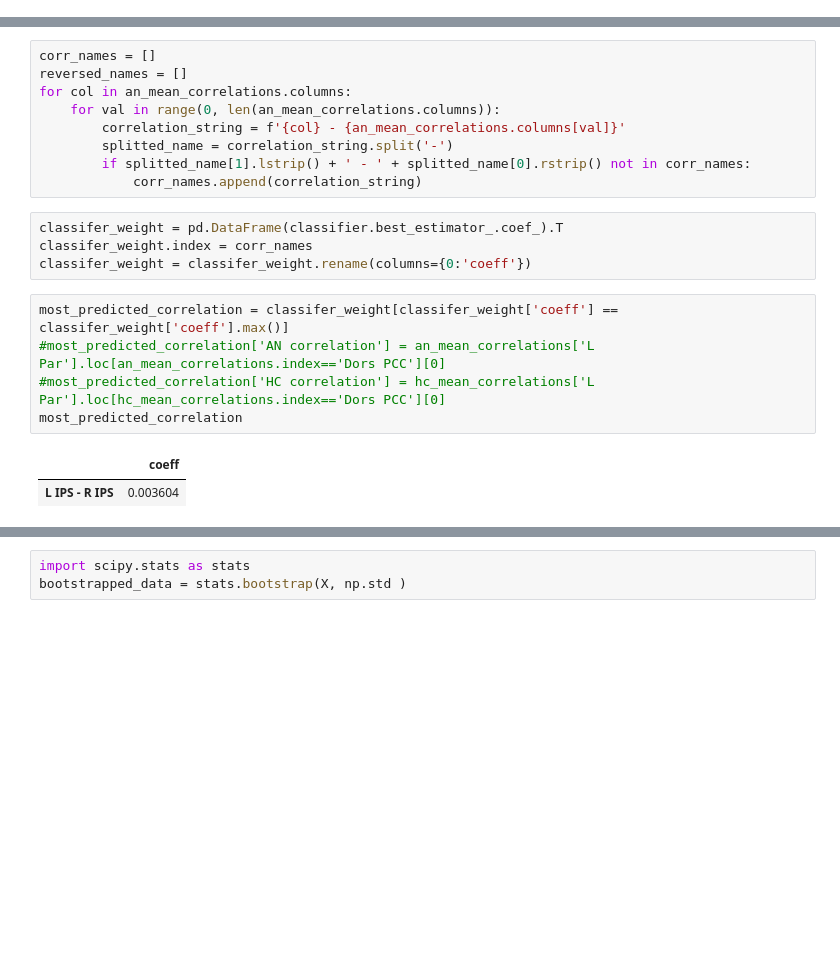
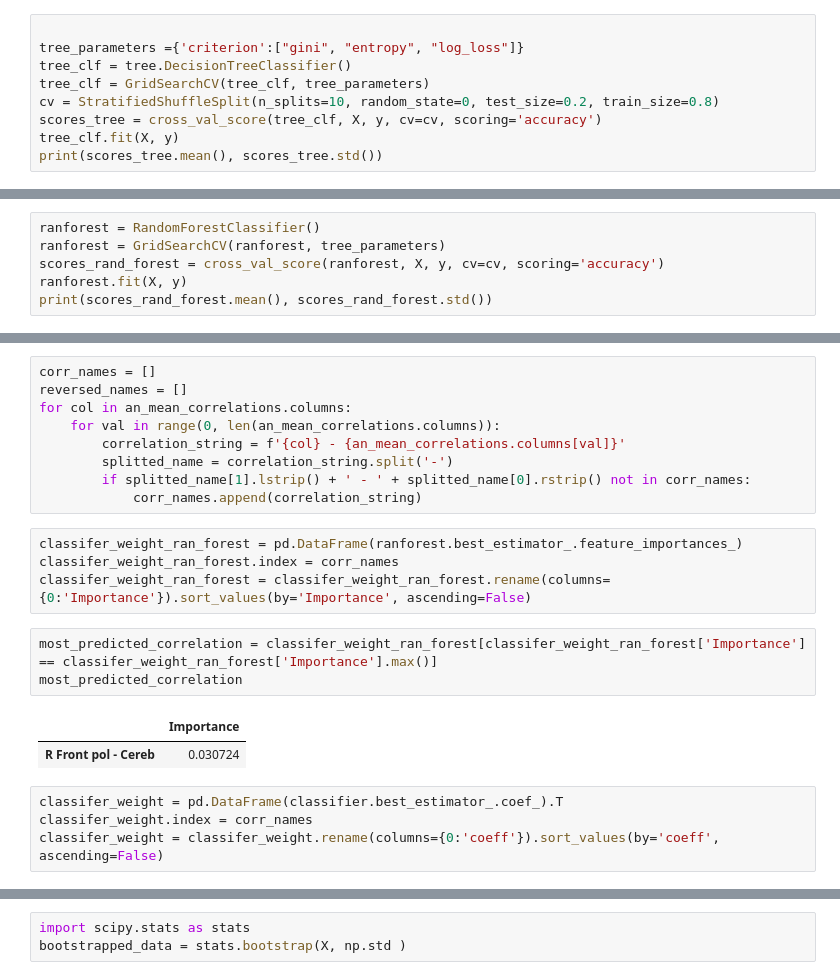
Before and after one commit to WMDA/socio-emotion-cognition, a Jupyter notebook: resting/view_output/testing_workflow.ipynb, the cells around one changed output, grey strips where cells are left out. Cells and saved outputs as stored; diff of their text form; blank space fills up the shorter version.

```diff
--- a/resting/view_output/testing_workflow.ipynb
+++ b/resting/view_output/testing_workflow.ipynb
@@ -75,0 +74,9 @@ ax.set(xlabel='Accuracy', ylabel='Correlation')
+# %%
+
+tree_parameters ={'criterion':["gini", "entropy", "log_loss"]}
+tree_clf = tree.DecisionTreeClassifier()
+tree_clf = GridSearchCV(tree_clf, tree_parameters)
+cv = StratifiedShuffleSplit(n_splits=10, random_state=0, test_size=0.2, train_size=0.8)
+scores_tree = cross_val_score(tree_clf, X, y, cv=cv, scoring='accuracy')
+tree_clf.fit(X, y)
+print(scores_tree.mean(), scores_tree.std())
@@ -75,0 +85,6 @@ ax.set(xlabel='Accuracy', ylabel='Correlation')
+# %%
+ranforest = RandomForestClassifier()
+ranforest = GridSearchCV(ranforest, tree_parameters)
+scores_rand_forest = cross_val_score(ranforest, X, y, cv=cv, scoring='accuracy')
+ranforest.fit(X, y)
+print(scores_rand_forest.mean(), scores_rand_forest.std())
@@ -93,18 +171,20 @@ for col in an_mean_correlations.columns:
         splitted_name = correlation_string.split('-')
         if splitted_name[1].lstrip() + ' - ' + splitted_name[0].rstrip() not in corr_names:
             corr_names.append(correlation_string)
+# %%
+classifer_weight_ran_forest = pd.DataFrame(ranforest.best_estimator_.feature_importances_)
+classifer_weight_ran_forest.index = corr_names
+classifer_weight_ran_forest = classifer_weight_ran_forest.rename(columns={0:'Importance'}).sort_values(by='Importance', ascending=False)
+# %%
+most_predicted_correlation = classifer_weight_ran_forest[classifer_weight_ran_forest['Importance'] == classifer_weight_ran_forest['Importance'].max()]
+most_predicted_correlation
+# %% [output]
+|  | Importance |
+| R Front pol - Cereb | 0.030724 |
 # %%
 classifer_weight = pd.DataFrame(classifier.best_estimator_.coef_).T
 classifer_weight.index = corr_names
-classifer_weight = classifer_weight.rename(columns={0:'coeff'})
+classifer_weight = classifer_weight.rename(columns={0:'coeff'}).sort_values(by='coeff', ascending=False)
-# %%
-most_predicted_correlation = classifer_weight[classifer_weight['coeff'] == classifer_weight['coeff'].max()]
-#most_predicted_correlation['AN correlation'] = an_mean_correlations['L Par'].loc[an_mean_correlations.index=='Dors PCC'][0]
-#most_predicted_correlation['HC correlation'] = hc_mean_correlations['L Par'].loc[hc_mean_correlations.index=='Dors PCC'][0]
-most_predicted_correlation
-# %% [output]
-|  | coeff |
-| L IPS - R IPS | 0.003604 |
 # %%
 plotting.plot_matrix(
     an_mean_correlations.values,
```
Also changed, not shown: parts of 20 cells of this notebook.
